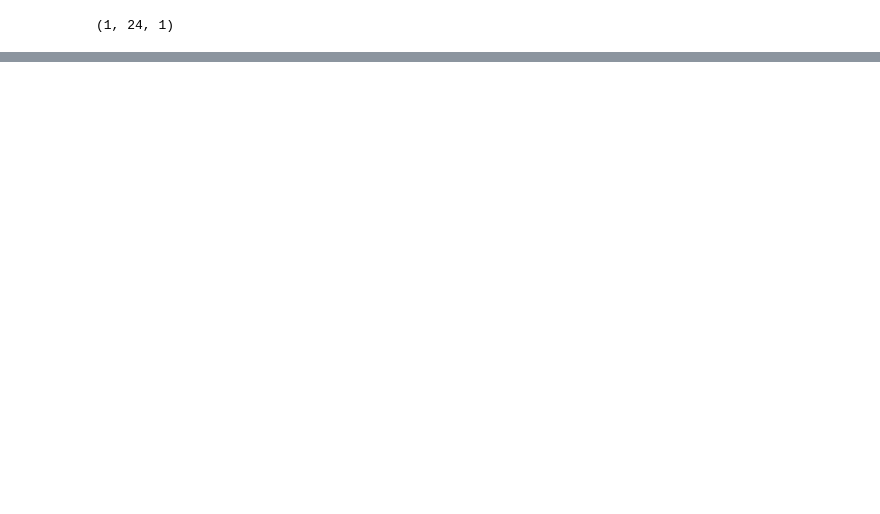
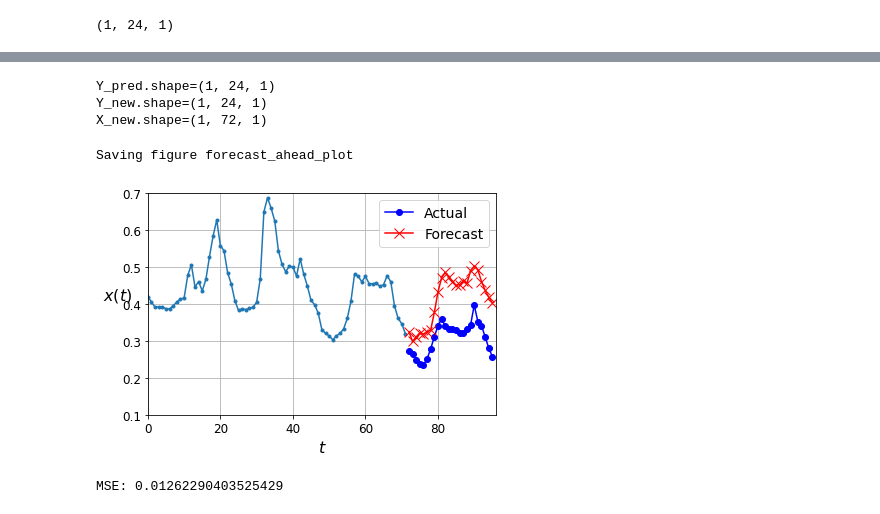
Before and after one commit to AndreasBordvik/FYS-STK4155-Prj3_report, a Jupyter notebook: code/forecast_LSTM.ipynb, the cells around one changed output, grey strips where cells are left out. Saved outputs shown, nothing was run; the diff lists cells and outputs as text; code cells hidden in the pictures; blank space fills up the shorter version.

```diff
--- a/code/forecast_LSTM.ipynb
+++ b/code/forecast_LSTM.ipynb
@@ -399,0 +530,27 @@ MSE: 0.00041068593218453235
+# %%
+
+np.random.seed(43) # not 42, as it would give the first series in the train set
+
+X_new = X_test[-1:, :]
+Y_new = y_test[-1:, :]
+
+X = X_new
+
+
+for step_ahead in range(24):
+    # y_pred_one = model.predict(X[:, step_ahead:])[:, np.newaxis, :]
+    y_pred_one = own_model.predict(X[:, step_ahead:])
+
+    print(y_pred_one)
+
+    print(f"{y_pred_one.shape=}")
+    #y_pred_one = y_pred_one[:, np.newaxis, :]
+
+    # X = np.concatenate([X, y_pred_one], axis=1)
+    print(f"{y_pred_one.shape=}")
+
+    X = np.concatenate([X, y_pred_one], axis=1)
+    print(f"{X.shape=}")
+
+print(f"{X.shape=}")
+Y_pred = X[:, n_steps:]
@@ -399,0 +575,25 @@ MSE: 0.00041068593218453235
+# %%
+X_new = np.expand_dims(X_new,2)
+Y_new = np.expand_dims(Y_new,2)
+Y_pred = np.expand_dims(Y_pred,2)
+print(f"{Y_pred.shape=}")
+print(f"{Y_new.shape=}")
+print(f"{X_new.shape=}")
+# %% [output]
+Y_pred.shape=(1, 24, 1)
+Y_new.shape=(1, 24, 1)
+X_new.shape=(1, 72, 1)
+# %%
+plot_multiple_forecasts(X_new, Y_new, Y_pred)
+save_fig("forecast_ahead_plot")
+plt.ylim(0.10,0.70)
+plt.show()
+
+
+
+mse = keras.metrics.mean_squared_error(Y_new, Y_pred)
+print("MSE:",np.mean(mse))
+# %% [output]
+Saving figure forecast_ahead_plot
+[figure, added]
+MSE: 0.01262290403525429
```
Also changed, not shown: parts of 20 cells of this notebook, 3 other files.
